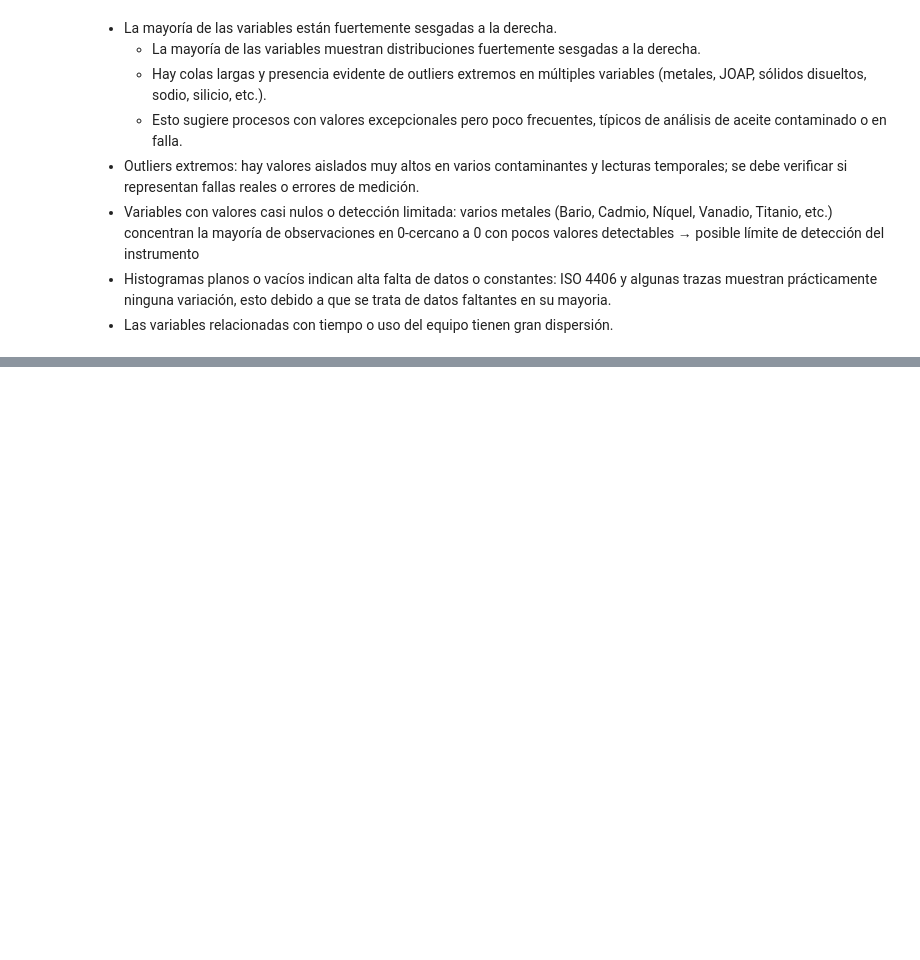
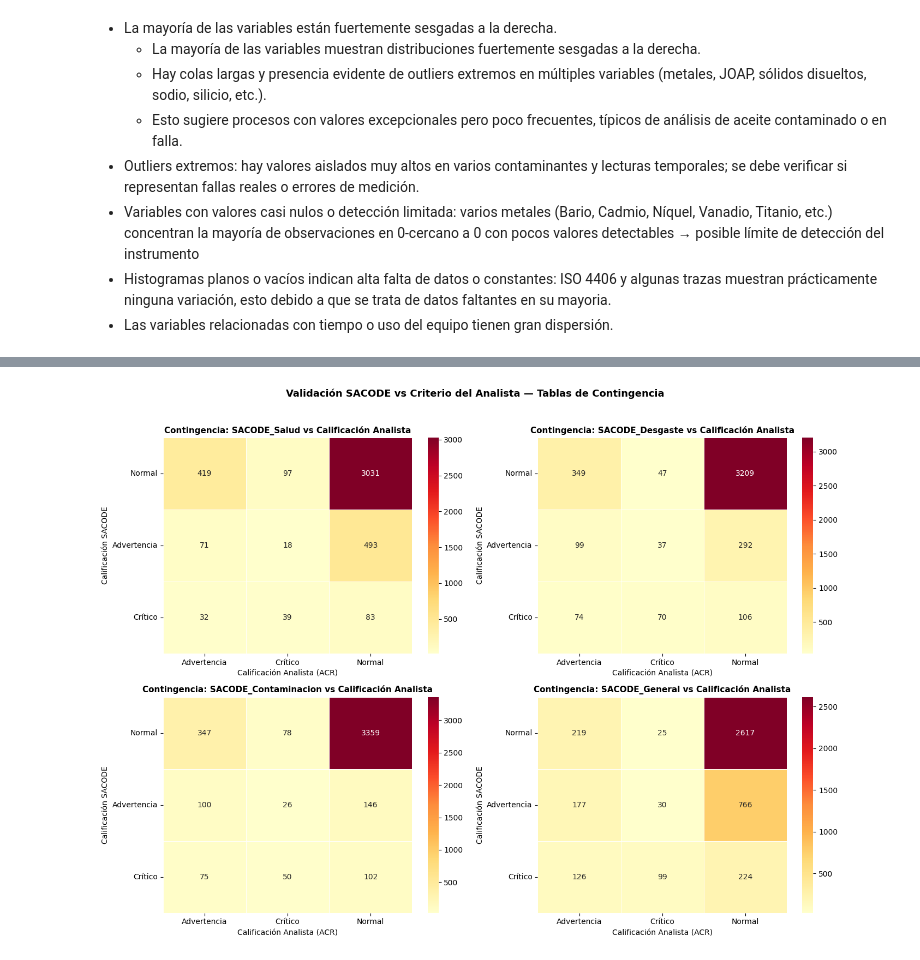
Before and after one commit to darturo12/Tesis-de-Grado-MIAD-, a Jupyter notebook: Exploración/Exploración de datos.ipynb, the cells around one changed output, grey strips where cells are left out. Saved outputs shown, nothing was run; the diff lists cells and outputs as text; code cells hidden in the pictures; blank space fills up the shorter version.

```diff
--- a/Exploración/Exploración de datos.ipynb
+++ b/Exploración/Exploración de datos.ipynb
@@ -858,0 +1221,56 @@ plt.show()
+# %%
+## Tablas de Contingencia.
+
+# Variables categóricas SACODE a cruzar contra la calificación del analista
+categorical_columns = ['SACODE_Salud', 'SACODE_Desgaste',
+                        'SACODE_Contaminacion', 'SACODE_General']
+
+# se elimina la categoria "unrated"
+
+orden = ['Normal', 'Advertencia', 'Crítico']
+
+# Configuración de la figura
+num_columns = 2
+num_rows    = (len(categorical_columns) + num_columns - 1) // num_columns
+
+fig, axes = plt.subplots(num_rows, num_columns,
+                          figsize=(14, num_rows * 5))
+axes = axes.flatten()
+
+# se elimina la categoria "unrated" para que no aparezca en los heatmaps
+data_cleaned = data_cleaned[data_cleaned['ACR_Homologado'] != 'Sin Calificar']
+
+for i, column in enumerate(categorical_columns):
+
+    contingency_table = pd.crosstab(
+        index   = data_cleaned[column],
+        columns = data_cleaned['ACR_Homologado']
+    ).reindex(index=orden, fill_value=0)      # filas en orden de severidad
+
+    sns.heatmap(
+        contingency_table,
+        annot      = True,
+        fmt        = 'd',
+        cmap       = 'YlOrRd',                # escala de calor coherente con severidad
+        cbar       = True,
+        linewidths = 0.5,
+        linecolor  = 'white',
+        ax         = axes[i]
+    )
+    axes[i].set_title(f'Contingencia: {column} vs Calificación Analista',
+                      fontsize=11, fontweight='bold')
+    axes[i].set_xlabel('Calificación Analista (ACR)',  fontsize=10)
+    axes[i].set_ylabel('Calificación SACODE',          fontsize=10)
+    axes[i].tick_params(axis='x', rotation=0)
+    axes[i].tick_params(axis='y', rotation=0)
+
+# Eliminar ejes vacíos si el número de columnas es impar
+for j in range(i + 1, num_rows * num_columns):
+    fig.delaxes(axes[j])
+
+plt.suptitle('Validación SACODE vs Criterio del Analista — Tablas de Contingencia',
+             fontsize=13, fontweight='bold', y=1.02)
+plt.tight_layout()
+plt.show()
+# %% [output]
+[figure, added]
```
Also changed, not shown: parts of 22 cells of this notebook, 2 other files.
